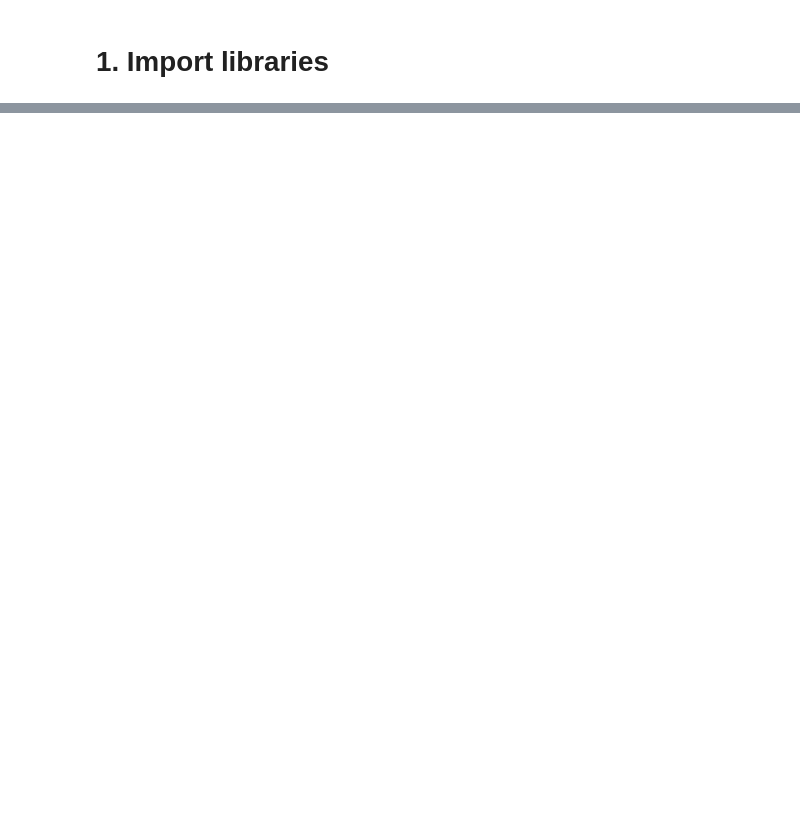
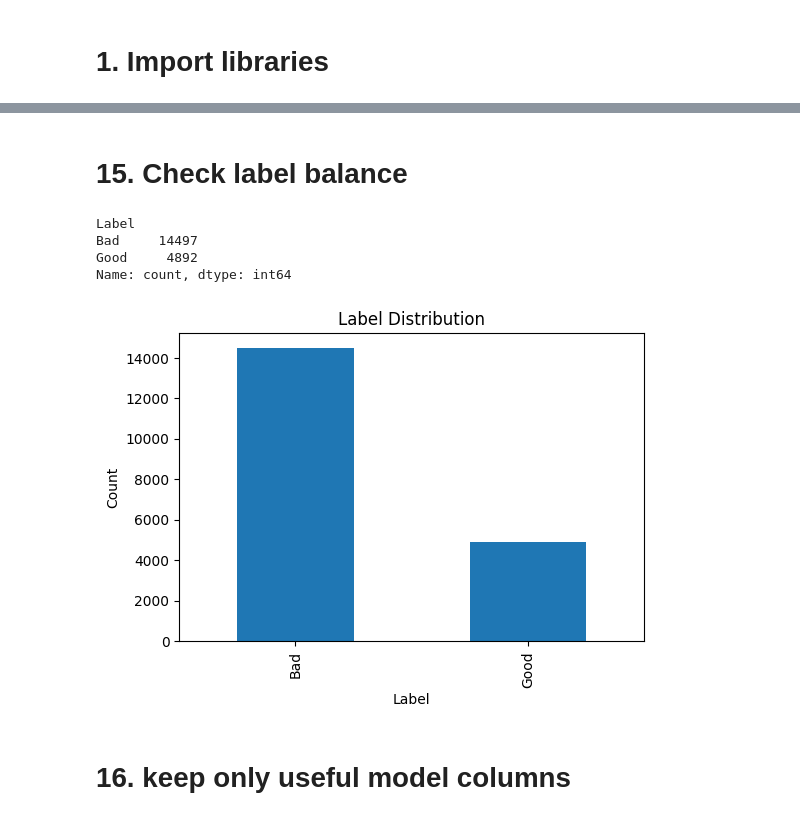
Before and after one commit to Zijian211/ski-jump-goal1, a Jupyter notebook: research-project-ski-jump-goal-1.ipynb, the cells around one changed output, grey strips where cells are left out. Cells and saved outputs as stored; diff of their text form; code cells hidden in the pictures; blank space fills up the shorter version.

```diff
--- a/research-project-ski-jump-goal-1.ipynb
+++ b/research-project-ski-jump-goal-1.ipynb
@@ -18,0 +331,3 @@ import matplotlib.pyplot as plt
+# %%
+threshold = jumps["JumpScoreSingle"].quantile(0.75)
+print("75th percentile threshold =", threshold)
@@ -18,0 +338,4 @@ import matplotlib.pyplot as plt
+# %%
+jumps["Label"] = np.where(jumps["JumpScoreSingle"] >= threshold, "Good", "Bad")
+
+jumps[["Name", "JumpNumber", "JumpScoreSingle", "Label"]].head(10)
@@ -18,0 +354,20 @@ import matplotlib.pyplot as plt
+# %% [markdown]
+# 15. Check label balance
+# %%
+label_counts = jumps["Label"].value_counts()
+print(label_counts)
+
+plt.figure(figsize=(6, 4))
+label_counts.plot(kind="bar")
+plt.title("Label Distribution")
+plt.xlabel("Label")
+plt.ylabel("Count")
+plt.show()
+# %% [output]
+Label
+Bad     14497
+Good     4892
+Name: count, dtype: int64
+[figure, added]
+# %% [markdown]
+# 16. keep only useful model columns
```
Also changed, not shown: parts of 37 cells of this notebook.
